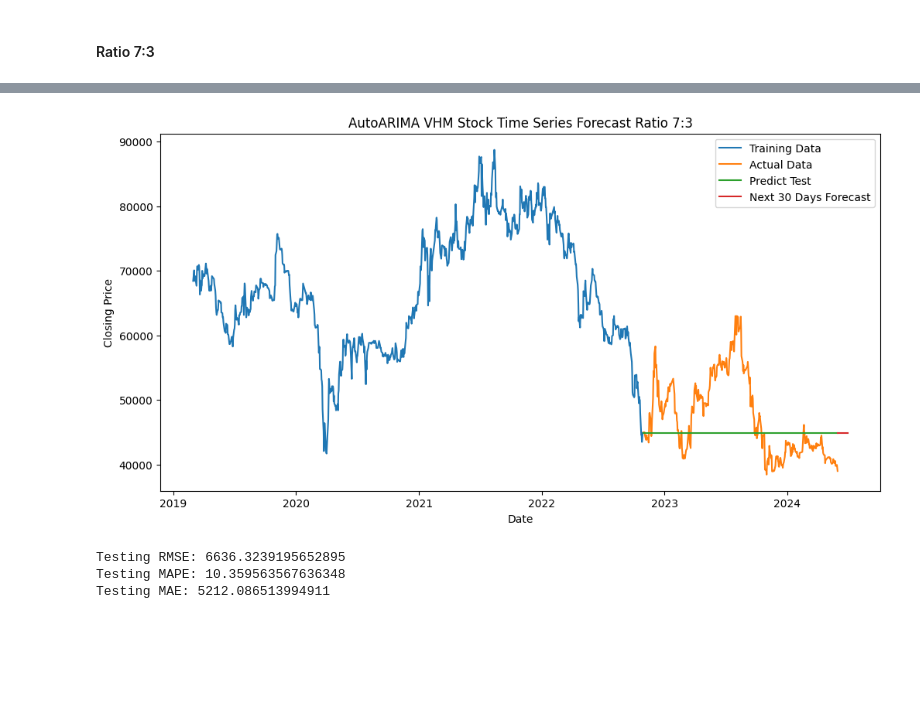
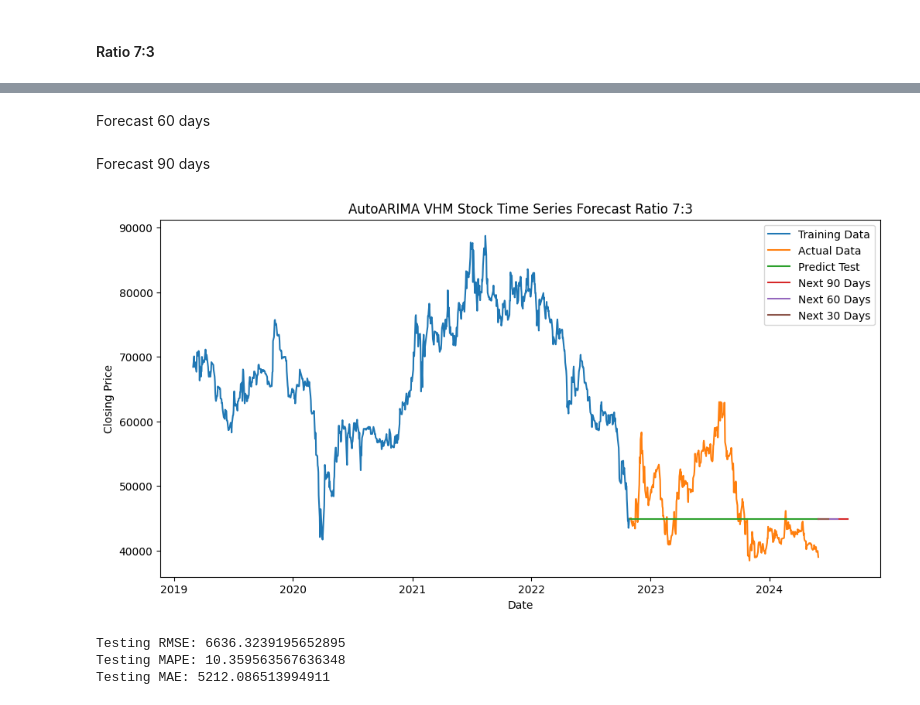
Before and after one commit to chanhlm/IS403_O22_HTCL_5, a Jupyter notebook: Models/ARIMA.ipynb, the cells around one changed output, grey strips where cells are left out. Saved outputs shown, nothing was run; the diff lists cells and outputs as text; code cells hidden in the pictures; blank space fills up the shorter version.

Commit message:
week7: ARIMA model

```diff
--- a/Models/ARIMA.ipynb
+++ b/Models/ARIMA.ipynb
@@ -78,26 +80,50 @@ Total fit time: 0.900 seconds
 # %%
 # Generate a range of dates for the next 30 days
-next_30_days_dates = pd.date_range(start=data.index[-1], periods=30)
+next_30_days = pd.date_range(start=data.index[-1], periods=30)
 
 # Convert the date range to a NumPy array if needed for your prediction model
-x_next_30_days = np.array(next_30_days_dates).reshape(-1, 1)
+x_next_30_days = np.array(next_30_days).reshape(-1, 1)
 
 # Predict the closing prices for the next 30 days
 y_next_30_days = model.predict(n_periods=len(x_next_30_days))
+# %% [markdown]
+Forecast 60 days
+# %%
+# Generate a range of dates for the next 60 days
+next_60_days = pd.date_range(start=data.index[-1], periods=60)
+
+# Convert the date range to a NumPy array if needed for your prediction model
+x_next_60_days = np.array(next_60_days).reshape(-1, 1)
+
+# Predict the closing prices for the next 60 days
+y_next_60_days = model.predict(n_periods=len(x_next_60_days))
+# %% [markdown]
+Forecast 90 days
+# %%
+# Generate a range of dates for the next 60 days
+next_90_days = pd.date_range(start=data.index[-1], periods=90)
+
+# Convert the date range to a NumPy array if needed for your prediction model
+x_next_90_days = np.array(next_90_days).reshape(-1, 1)
+
+# Predict the closing prices for the next 60 days
+y_next_90_days = model.predict(n_periods=len(x_next_90_days))
 # %%
 # Plot the forecast
 plt.figure(figsize=(12, 6))
 plt.plot(train_data, label='Training Data')
 plt.plot(test_data.index, test_data, label='Actual Data')
 plt.plot(test_data.index, pred_test, label='Predict Test')
-plt.plot(next_30_days_dates, y_next_30_days, label='Next 30 Days Forecast')
+plt.plot(next_90_days, y_next_90_days, label='Next 90 Days')
+plt.plot(next_60_days, y_next_60_days, label='Next 60 Days')
+plt.plot(next_30_days, y_next_30_days, label='Next 30 Days')
 plt.title('AutoARIMA VHM Stock Time Series Forecast Ratio 7:3')
 plt.xlabel('Date')
 plt.ylabel('Closing Price')
 plt.legend()
 plt.show()
 # %% [output]
-[figure, old version]
+[figure, new version]
 # %%
 # Convert pred_test and test_data to numpy arrays if they are pandas Series
 pred_test = pred_test.values if isinstance(pred_test, pd.Series) else pred_test
```
Also changed, not shown: parts of 66 cells of this notebook.
